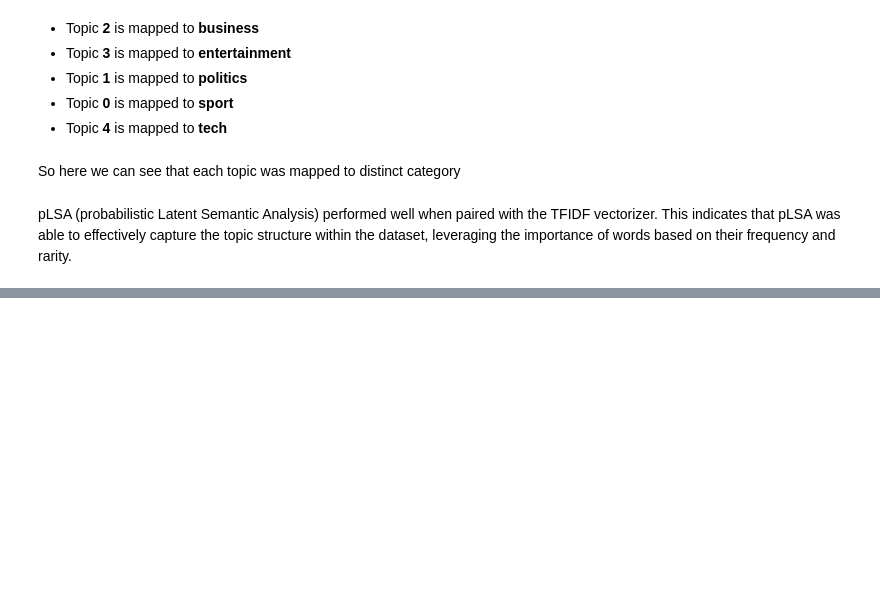
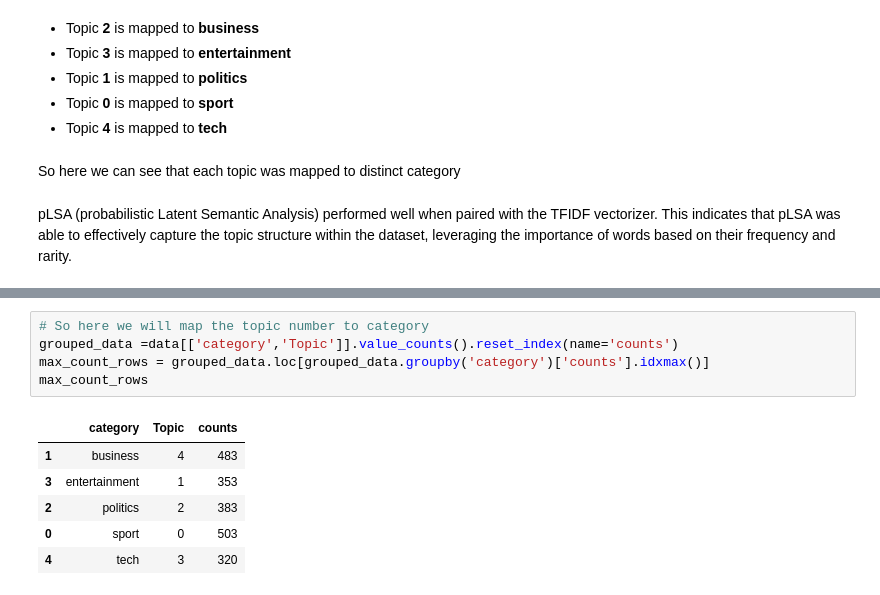
Before and after one commit to Ryansh12/Topic-Modeling-on-News-Articles, a Jupyter notebook: Topic_Modeling_on_News_Articles.ipynb, the cells around one changed output, grey strips where cells are left out. Drawn from its saved outputs; the diff is of its cells as text; blank space fills up the shorter version.

```diff
--- a/Topic_Modeling_on_News_Articles.ipynb
+++ b/Topic_Modeling_on_News_Articles.ipynb
@@ -808,0 +892,12 @@ pLSA (probabilistic Latent Semantic Analysis) performed well when paired with th
+# %%
+# So here we will map the topic number to category
+grouped_data =data[['category','Topic']].value_counts().reset_index(name='counts')
+max_count_rows = grouped_data.loc[grouped_data.groupby('category')['counts'].idxmax()]
+max_count_rows
+# %% [output]
+|  | category | Topic | counts |
+| 1 | business | 4 | 483 |
+| 3 | entertainment | 1 | 353 |
+| 2 | politics | 2 | 383 |
+| 0 | sport | 0 | 503 |
+| 4 | tech | 3 | 320 |
```
Also changed, not shown: parts of 10 cells of this notebook.
